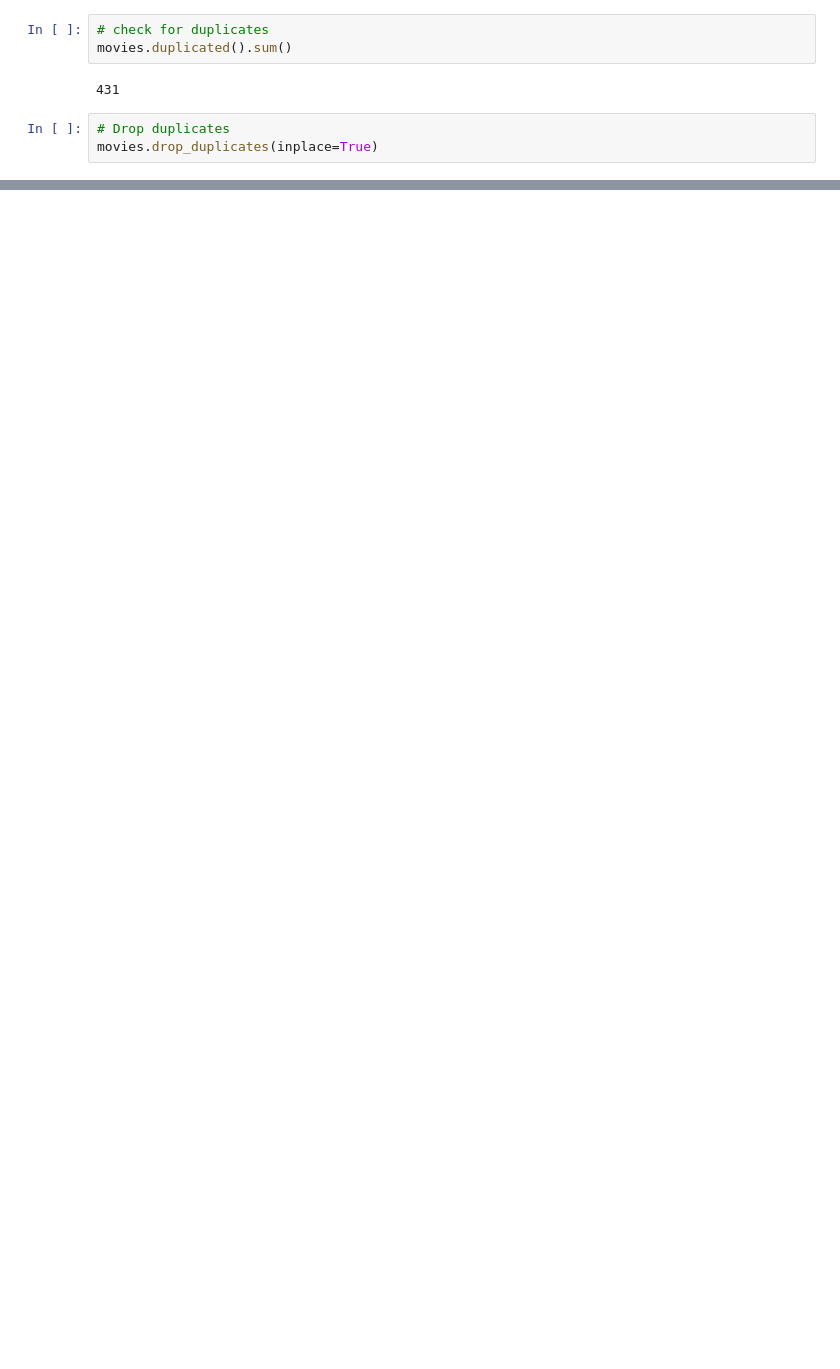
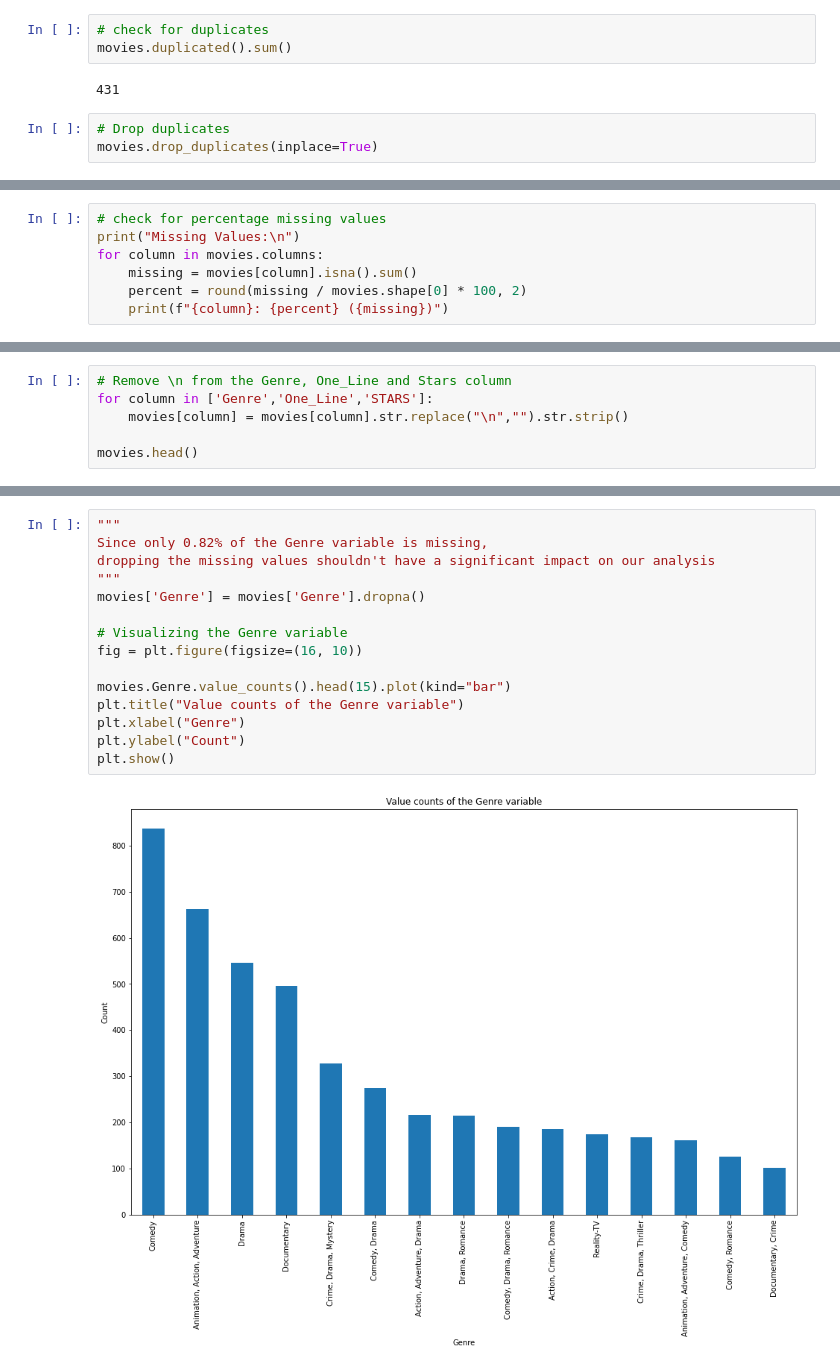
Before and after one commit to Beentha/stutern, a Jupyter notebook: Module8,Assignment3.ipynb, the cells around one changed output, grey strips where cells are left out. Saved outputs shown, nothing was run; the diff lists cells and outputs as text; blank space fills up the shorter version.

```diff
--- a/Module8,Assignment3.ipynb
+++ b/Module8,Assignment3.ipynb
@@ -62,0 +92,7 @@ movies.drop_duplicates(inplace=True)
+# %%
+# check for percentage missing values
+print("Missing Values:\n")
+for column in movies.columns:
+    missing = movies[column].isna().sum()
+    percent = round(missing / movies.shape[0] * 100, 2)
+    print(f"{column}: {percent} ({missing})")
@@ -62,0 +162,6 @@ movies.drop_duplicates(inplace=True)
+# %%
+# Remove \n from the Genre, One_Line and Stars column
+for column in ['Genre','One_Line','STARS']:
+    movies[column] = movies[column].str.replace("\n","").str.strip()
+
+movies.head()
@@ -62,0 +175,17 @@ movies.drop_duplicates(inplace=True)
+# %%
+"""
+Since only 0.82% of the Genre variable is missing,
+dropping the missing values shouldn't have a significant impact on our analysis
+"""
+movies['Genre'] = movies['Genre'].dropna()
+
+# Visualizing the Genre variable
+fig = plt.figure(figsize=(16, 10))
+
+movies.Genre.value_counts().head(15).plot(kind="bar")
+plt.title("Value counts of the Genre variable")
+plt.xlabel("Genre")
+plt.ylabel("Count")
+plt.show()
+# %% [output]
+[figure, added]
```
Also changed, not shown: parts of 25 cells of this notebook.
